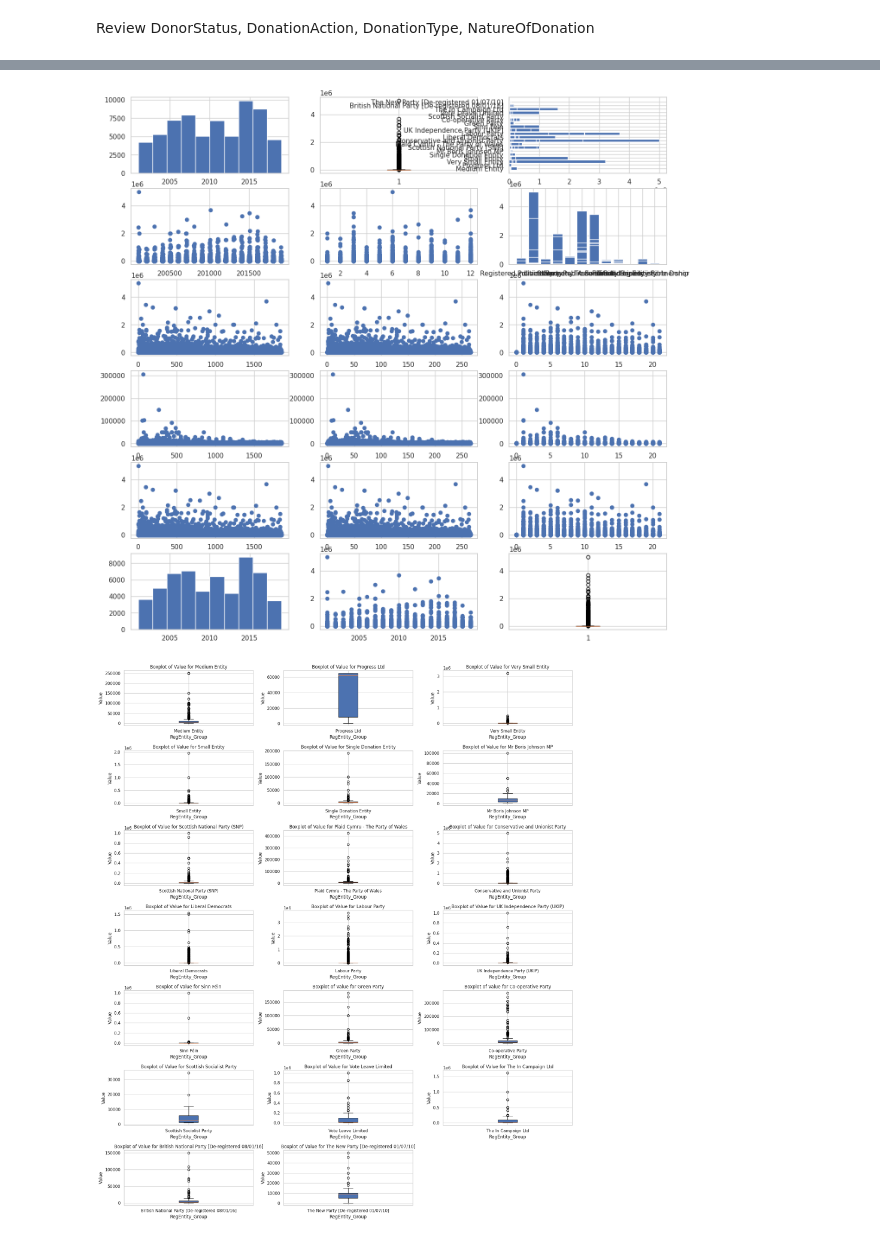
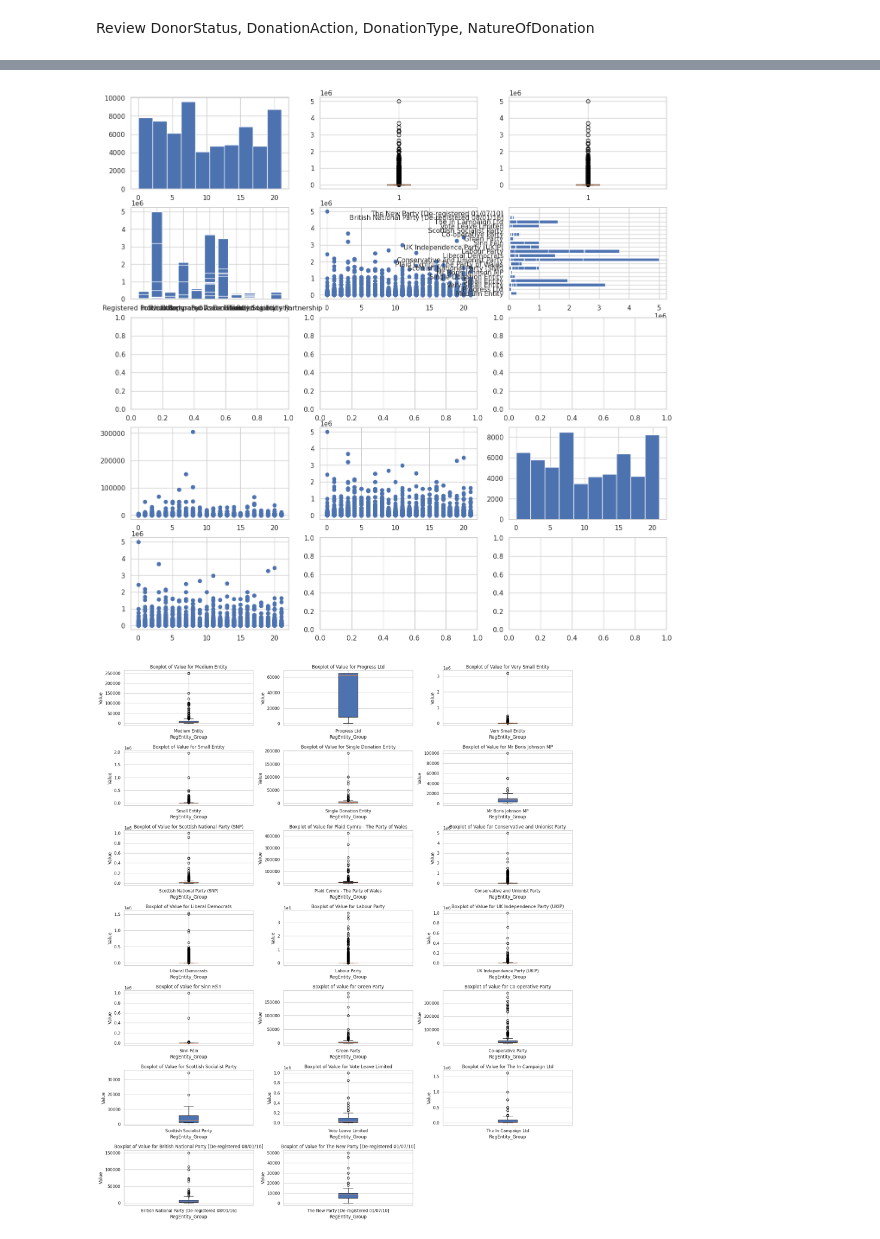
Before and after one commit to Hysnap/PoliticalDonations_Repository, a Jupyter notebook: jupyter_notebooks/DataManipulationTrial.ipynb, the cells around one changed output, grey strips where cells are left out. Cells and saved outputs as stored; diff of their text form; code cells hidden in the pictures.

```diff
--- a/jupyter_notebooks/DataManipulationTrial.ipynb
+++ b/jupyter_notebooks/DataManipulationTrial.ipynb
@@ -429,3 +447,22 @@ Non Cash                         8875.012406   2678.505
 Permissible Donor Exempt Trust   7804.245673   2000.000
 Public Funds                    94341.245470  13163.100
 Visit                            3456.496484   2854.210
+# %%
+#drop rows with a DonationAction type
+df = df[df.DonationAction.isna()]
+#drop rows where DonationType = Impremissible Donor Impermissible Donor
+df = df[df.DonationType!='Impermissible Donor']
+#drop rows where donorStatus is 'Impermissible Donor'
+df = df[df.DonorStatus!='Impermissible Donor']
+
+
+# DataSummary post clean
+summary_df2 = pd.DataFrame({
+    'DataType': df.dtypes,
+    'UniqueValues': df.nunique(),
+    'RowsWithData': len(df)-df.isnull().sum(),
+    'NullValues':df.isnull().sum(),
+    'SkewScore':df.skew(),
+    'Kurtosis':df.kurtosis()
+}).reset_index().rename(columns={'index': 'Column'})
+summary_df2
@@ -542,29 +648,24 @@ df['QtrsToNextElection'] = df.ReceivedDate.apply(GenElectionRelation3)
 # %%
+fig, axes = plt.subplots(nrows=4, ncols=3, figsize=(16,16))
 
-fig, axes = plt.subplots(nrows=6, ncols=3, figsize=(16,16))
-
-axes[0,0].hist(df["YearReceived"])
+axes[0,0].hist(df["QtrsSinceLastElection"])
 axes[0,1].boxplot(x=df['Value'] )
-axes[0,2].barh(y=df['RegEntity_Group'], width = df['Value'])
-axes[1,0].scatter(x=df['YearMonthReceived'], y =df['Value'])
-axes[1,1].scatter(x=df['MonthReceived'], y=df['Value'])
-axes[1,2].bar(x=df['DonorStatus'], height=df['Value'])
-axes[2,0].scatter(x=df['DaysToNextElection'], y=df['Value'])
-axes[2,1].scatter(x=df['WeeksToNextElection'], y=df['Value'])
-axes[2,2].scatter(x=df['QtrsToNextElection'], y=df['Value'])
-axes[3,0].scatter(data=df[df['IsAggregation']==True], x='DaysToNextElection', y='Value')
-axes[3,1].scatter(data=df[df['IsAggregation']==True], x='WeeksToNextElection', y='Value')
-axes[3,2].scatter(data=df[df['IsAggregation']==True], x='QtrsToNextElection', y='Value')
-axes[4,0].scatter(data=df[df['IsAggregation']==False], x='DaysToNextElection', y='Value')
-axes[4,1].scatter(data=df[df['IsAggregation']==False], x='WeeksToNextElection', y='Value')
-axes[4,2].scatter(data=df[df['IsAggregation']==False], x='QtrsToNextElection', y='Value')
-axes[5,0].hist(data=df[df['RegulatedEntityType']=='Political Party'], x='YearReceived')
-axes[5,1].scatter(data=df[df['RegulatedEntityType']=='Political Party'], x='YearReceived', y='Value')
-axes[5,2].boxplot(data=df[df['RegulatedEntityType']=='Political Party'], x='Value')
-#df.plot(df[['Value_Category', 'RegulatedEntityType', 'DonorStatus', 'YearReceived']])
+axes[0,2].boxplot(data=df[df['RegulatedEntityType']=='Political Party'], x='Value')
+# axes[1,0].scatter(x=df['YearMonthReceived'], y =df['Value'])
+# axes[1,1].scatter(x=df['MonthReceived'], y=df['Value'])
+axes[1,0].bar(x=df['DonorStatus'], height=df['Value'])
+# axes[2,0].scatter(x=df['QtrsToNextElection'], y=df['Value'])
+axes[1,1].scatter(x=df['QtrsSinceLastElection'], y=df['Value'])
+axes[1,2].barh(y=df['RegEntity_Group'], width = df['Value'])
+# axes[3,0].scatter(data=df[df['IsAggregation']==True], x='QtrsToNextElection', y='Value')
+axes[2,0].scatter(data=df[df['IsAggregation']==True], x='QtrsSinceLastElection', y='Value')
+# axes[4,0].scatter(data=df[df['IsAggregation']==False], x='QtrsToNextElection', y='Value')
+axes[2,1].scatter(data=df[df['IsAggregation']==False], x='QtrsSinceLastElection', y='Value')
+axes[2,2].hist(data=df[df['RegulatedEntityType']=='Political Party'], x='QtrsSinceLastElection')
+axes[3,0].scatter(data=df[df['RegulatedEntityType']=='Political Party'], x='QtrsSinceLastElection', y='Value')
 plt.show()
 # %% [output]
-[figure, old version]
+[figure, new version]
 # %%
 # Get unique values in RegEntity_Group
 unique_groups = df['RegEntity_Group'].unique()
```
Also changed, not shown: parts of 19 cells of this notebook.
